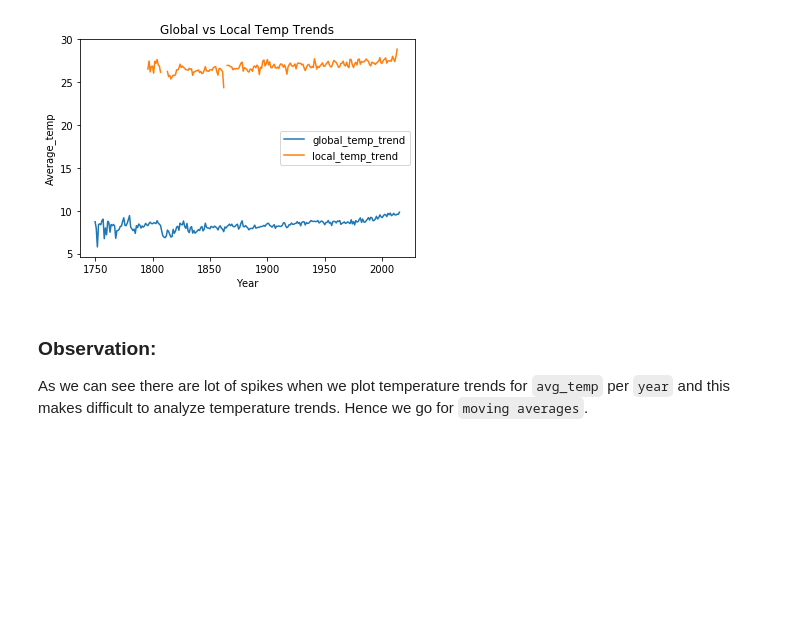
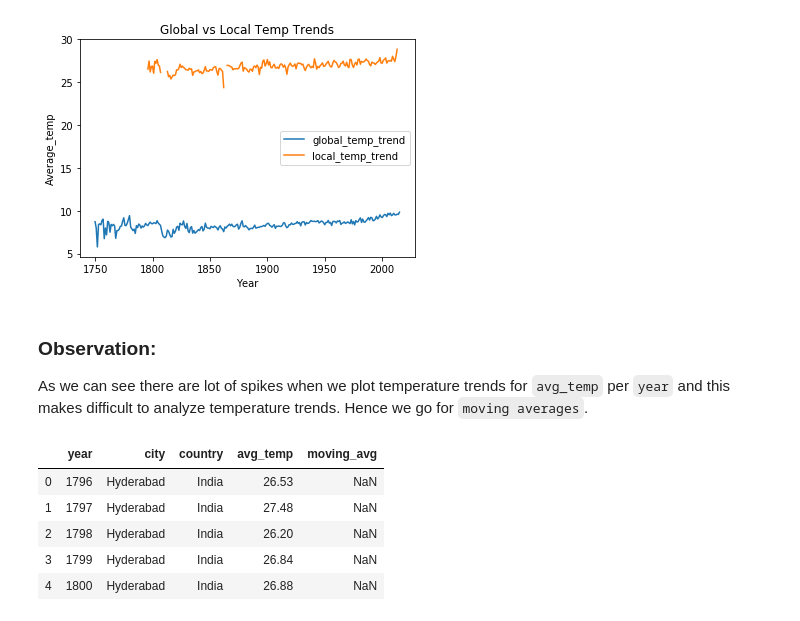
Before and after one commit to ManideepTelukuntla/Exploring-Weather-Trends, a Jupyter notebook: ExploringWeatherTrends.ipynb, the cells around one changed output. Saved outputs shown, nothing was run; the diff lists cells and outputs as text; code cells hidden in the pictures; blank space fills up the shorter version.

```diff
--- a/ExploringWeatherTrends.ipynb
+++ b/ExploringWeatherTrends.ipynb
@@ -43,3 +43,12 @@ As we can see there are lot of spikes when we plot temperature trends for `avg_t
 # Calculate moving averages using rolling function
 local_temp_data['moving_avg'] = local_temp_data['avg_temp'].rolling(10).mean()
 global_temp_data['moving_avg'] = global_temp_data['avg_temp'].rolling(10).mean()
+# %%
+local_temp_data.head()
+# %% [output]
+|  | year | city | country | avg_temp | moving_avg |
+| 0 | 1796 | Hyderabad | India | 26.53 | NaN |
+| 1 | 1797 | Hyderabad | India | 27.48 | NaN |
+| 2 | 1798 | Hyderabad | India | 26.20 | NaN |
+| 3 | 1799 | Hyderabad | India | 26.84 | NaN |
+| 4 | 1800 | Hyderabad | India | 26.88 | NaN |
```
Also changed, not shown: parts of 3 cells of this notebook.
